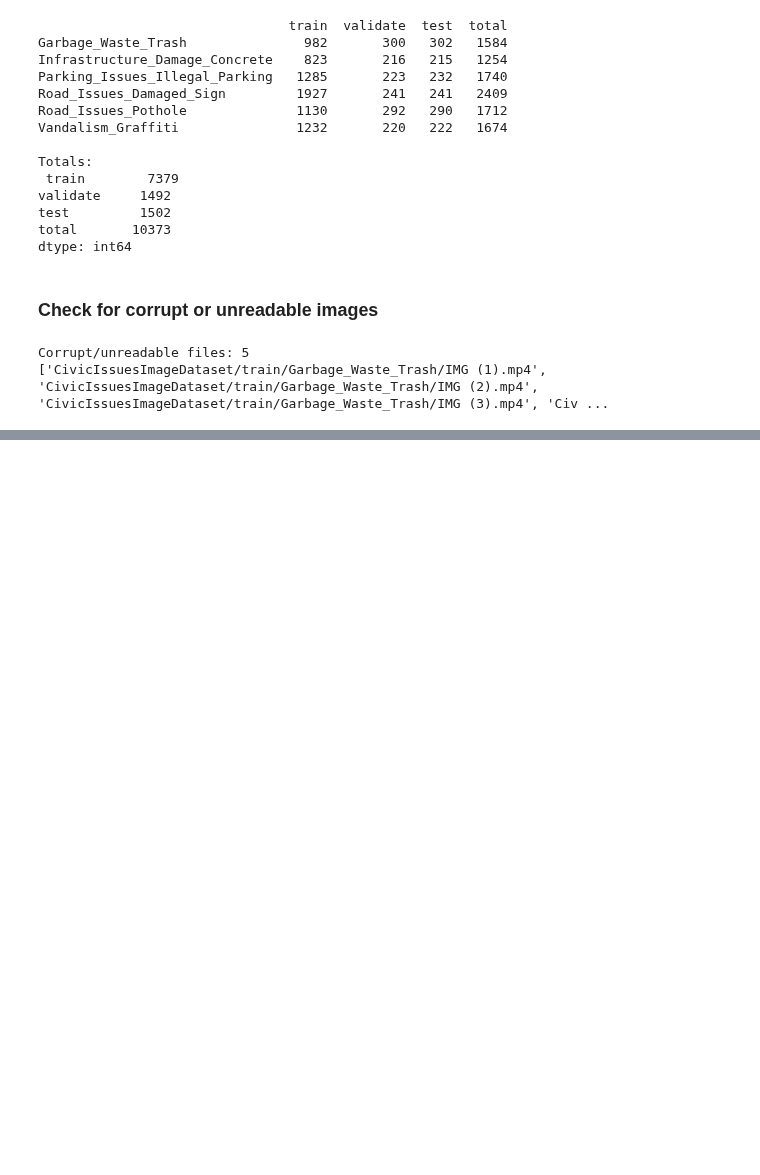
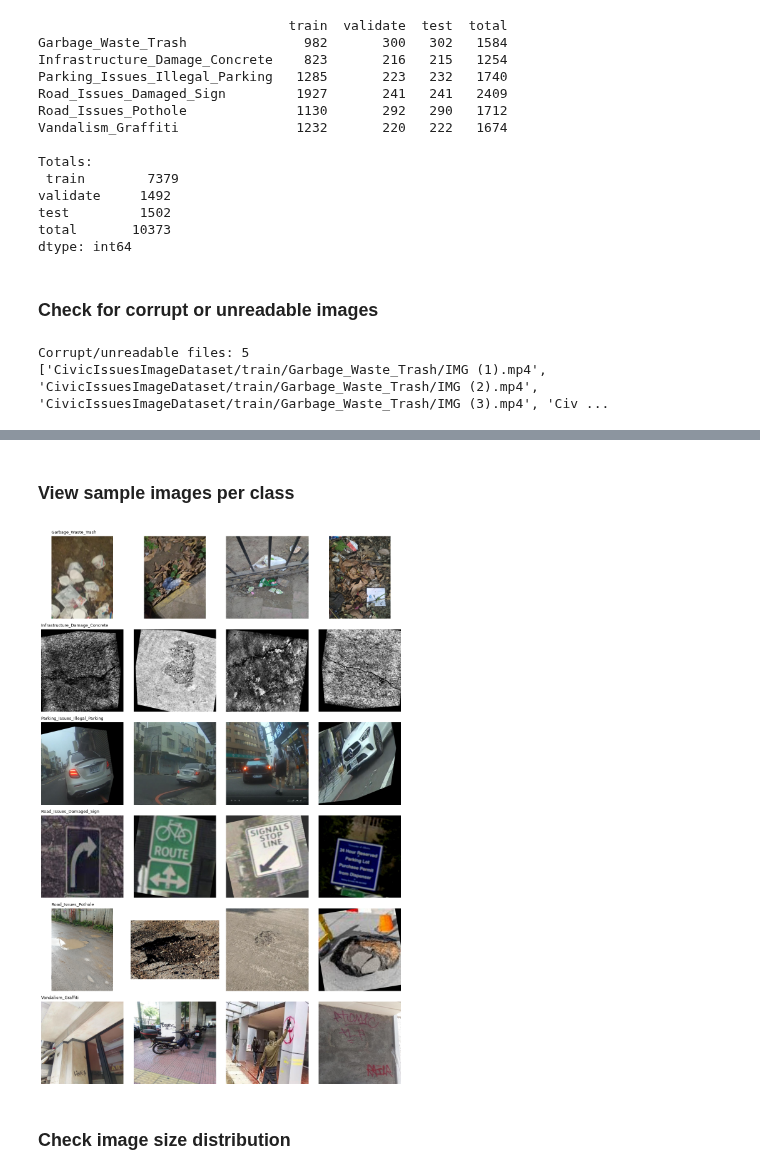
Before and after one commit to AmritaPudasaini/CivicAI-FinalYearProject, a Jupyter notebook: efficientnetB0.ipynb, the cells around one changed output, grey strips where cells are left out. Drawn from its saved outputs; the diff is of its cells as text; code cells hidden in the pictures; blank space fills up the shorter version.

```diff
--- a/efficientnetB0.ipynb
+++ b/efficientnetB0.ipynb
@@ -120,0 +132,19 @@ Corrupt/unreadable files: 5
+# %% [markdown]
+### View sample images per class
+# %%
+fig, axes = plt.subplots(num_classes, 4, figsize=(12,3 * num_classes))
+for i, cls in enumerate(class_names):
+    cls_path = os.path.join(train_dir, cls)
+    files = random.sample(os.listdir(cls_path), min(4, len(os.listdir(cls_path))))
+    for j, f in enumerate(files):
+        img = Image.open(os.path.join(cls_path, f)).convert("RGB")
+        axes[i][j].imshow(img)
+        axes[i][j].axis("off")
+        if j ==0:
+            axes[i][j].set_title(cls, fontsize=9, loc="left")
+plt.tight_layout()
+plt.show()
+# %% [output]
+[figure, added]
+# %% [markdown]
+### Check image size distribution
```
Also changed, not shown: parts of 6 cells of this notebook.
